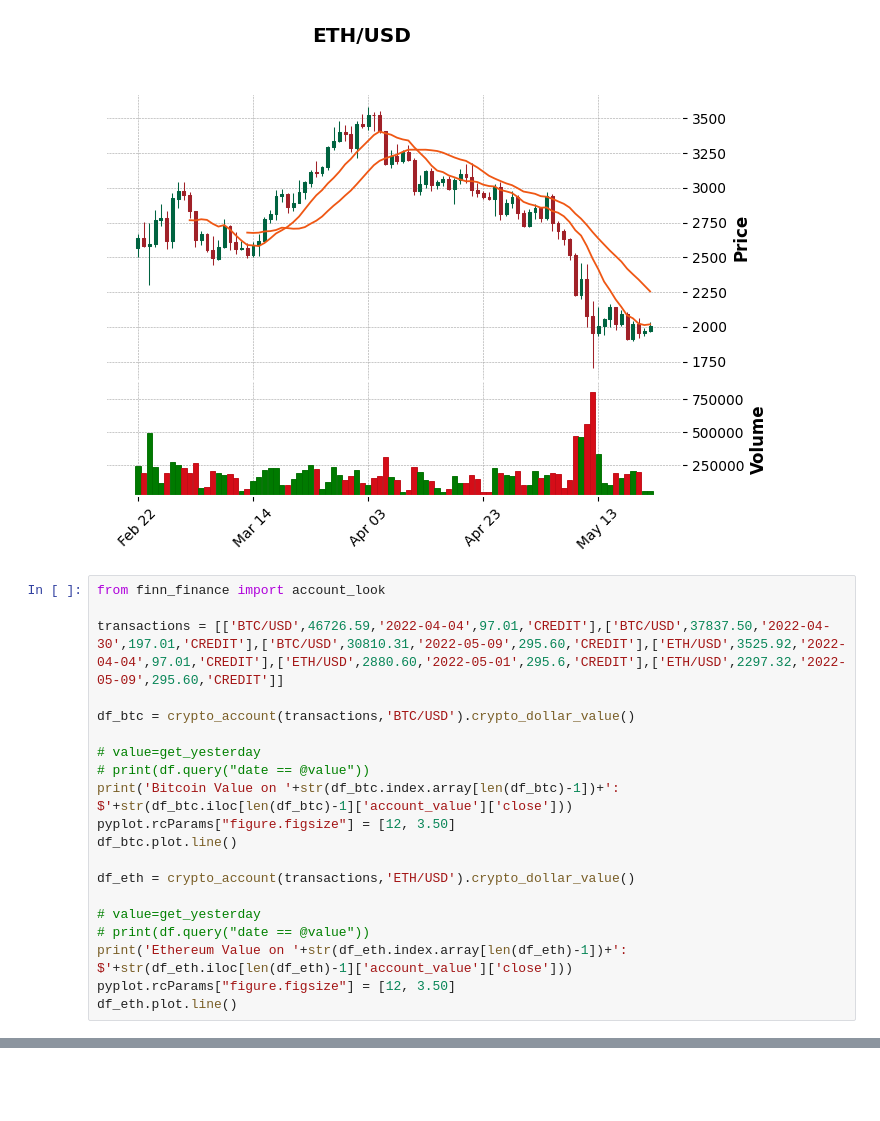
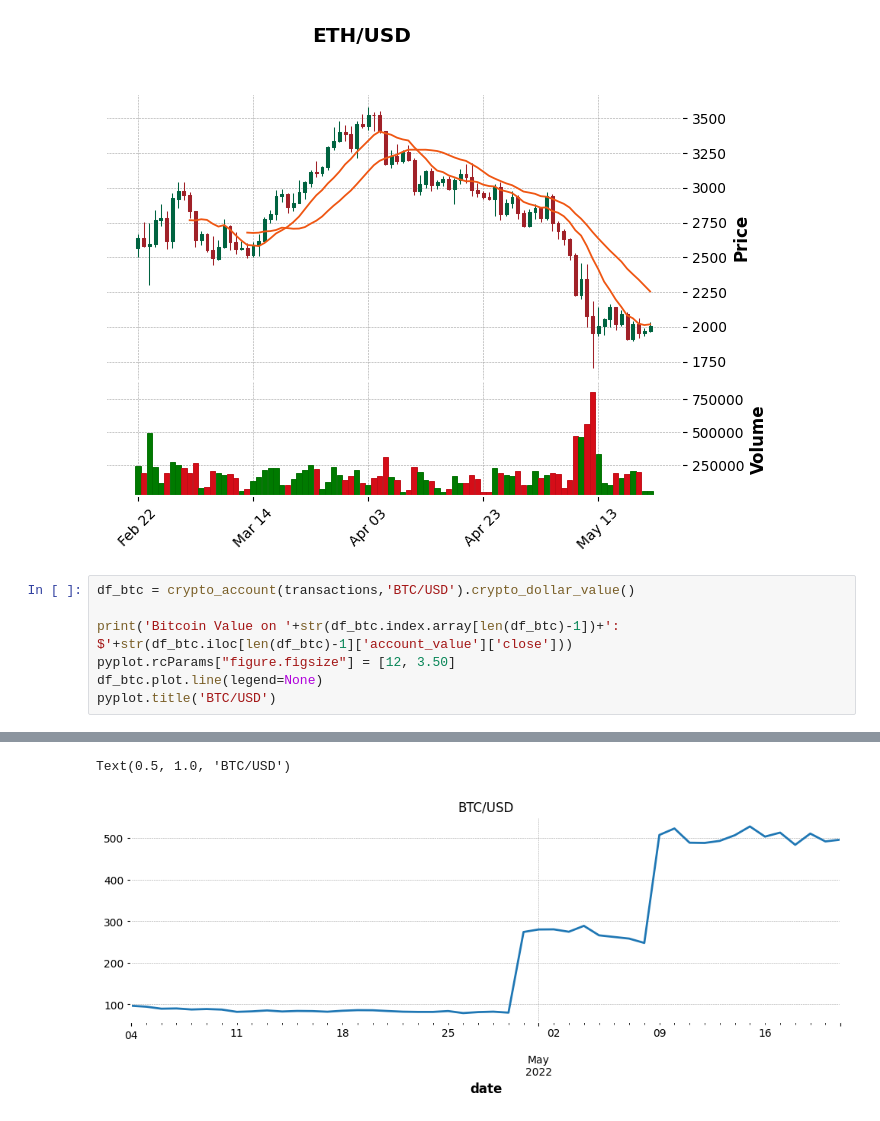
Before and after one commit to finnnilsen90/finance-blockchain_analysis, a Jupyter notebook: portfolio_analysis.ipynb, the cells around one changed output, grey strips where cells are left out. Cells and saved outputs as stored; diff of their text form; blank space fills up the shorter version.

Commit message:
Graph configuration

```diff
--- a/portfolio_analysis.ipynb
+++ b/portfolio_analysis.ipynb
@@ -48,23 +51,10 @@ for i in ticker_crypto:
 [figure]
 [figure]
 # %%
-from finn_finance import account_look
-
-transactions = [['BTC/USD',46726.59,'2022-04-04',97.01,'CREDIT'],['BTC/USD',37837.50,'2022-04-30',197.01,'CREDIT'],['BTC/USD',30810.31,'2022-05-09',295.60,'CREDIT'],['ETH/USD',3525.92,'2022-04-04',97.01,'CREDIT'],['ETH/USD',2880.60,'2022-05-01',295.6,'CREDIT'],['ETH/USD',2297.32,'2022-05-09',295.60,'CREDIT']]
-
 df_btc = crypto_account(transactions,'BTC/USD').crypto_dollar_value()
 
-# value=get_yesterday
-# print(df.query("date == @value"))
 print('Bitcoin Value on '+str(df_btc.index.array[len(df_btc)-1])+': $'+str(df_btc.iloc[len(df_btc)-1]['account_value']['close']))
 pyplot.rcParams["figure.figsize"] = [12, 3.50]
-df_btc.plot.line()
-
-df_eth = crypto_account(transactions,'ETH/USD').crypto_dollar_value()
-
-# value=get_yesterday
-# print(df.query("date == @value"))
-print('Ethereum Value on '+str(df_eth.index.array[len(df_eth)-1])+': $'+str(df_eth.iloc[len(df_eth)-1]['account_value']['close']))
-pyplot.rcParams["figure.figsize"] = [12, 3.50]
-df_eth.plot.line()
+df_btc.plot.line(legend=None)
+pyplot.title('BTC/USD')
 # %% [output]
@@ -71,0 +62,2 @@ ImportError: cannot import name 'account_look' from 'finn_finance' (C:\Users\fni
+Text(0.5, 1.0, 'BTC/USD')
+[figure, added]
```
Also changed, not shown: parts of 6 cells of this notebook.
